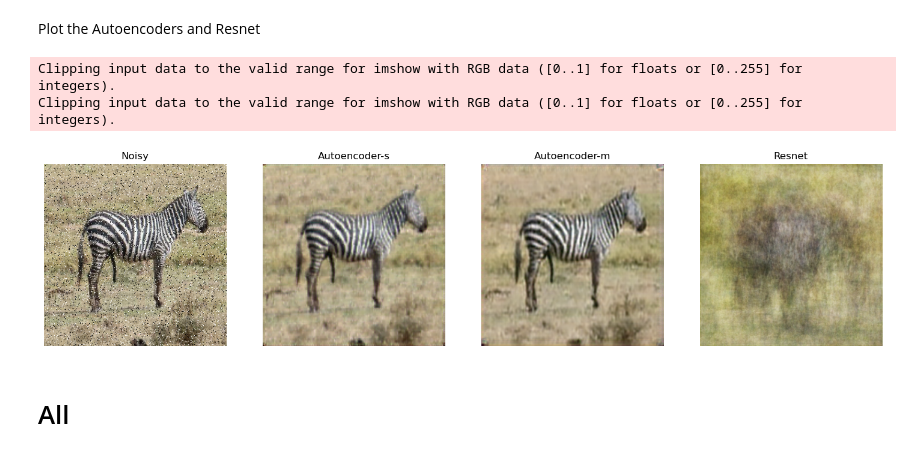
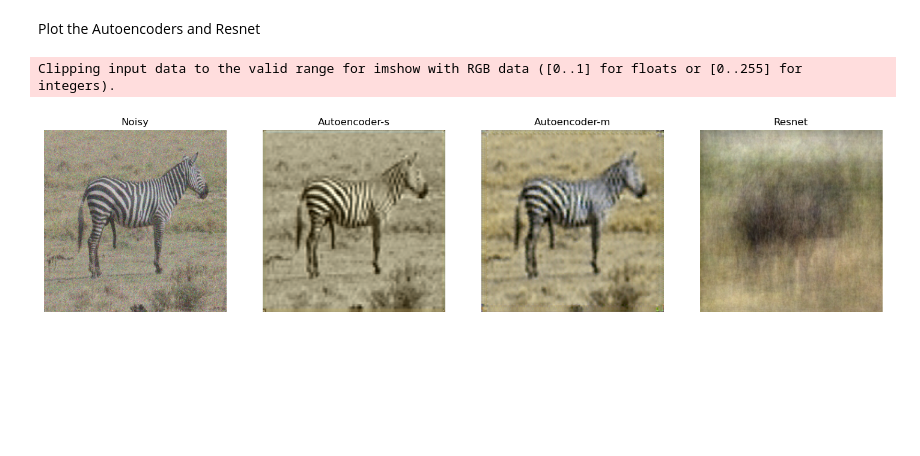
Before and after one commit to edo-vi/computer_vision, a Jupyter notebook: train_denoising.ipynb, the cells around one changed output. Drawn from its saved outputs; the diff is of its cells as text; code cells hidden in the pictures; blank space fills up the shorter version.

```diff
--- a/train_denoising.ipynb
+++ b/train_denoising.ipynb
@@ -92,7 +103,8 @@ if TRAIN:
 # %% [markdown]
 # Examples of cleaned images
 # %%
-def test_on_image(img_index, kind, noise_type, noise_value):
+# Helper to apply the denoising model
+def test_on_image(img, kind, noise_type, noise_value):
     if kind == "v1":
         # Need to call the class instance to load the checkpoint
         model = DenoisingAEV1
@@ -104,31 +116,32 @@ def test_on_image(img_index, kind, noise_type, noise_value):
         model = DenoisingResnet
     loaded = model.load_from_checkpoint(checkpoints[noise_type][noise_value][kind])
     assert loaded.kind == kind
-    img, original = val_dataset[img_index]
+
     return loaded(img.to("cuda"))
 # %% [markdown]
 Plot the Autoencoders and Resnet
 # %%
+# IMage to show
 img_to_pick = 0
+# Noise type and parameter (be careful: set them at the exact values of thos in config.cfg)
 noise_value = 0.1
-noise_type = "bernoulli"
-img, _ = val_dataset[img_to_pick]
-decodedv0 = test_on_image(img_to_pick, "v0", noise_type, noise_value)
-decodedv1 = test_on_image(img_to_pick, "v1", noise_type, noise_value)
+noise_type = "gaussian"
+
+# Retrieve the noisy image
+noisy_img, _ = val_dataset[img_to_pick]
+decodedv0 = test_on_image(noisy_img, "v0", noise_type, noise_value)
+decodedv1 = test_on_image(noisy_img, "v1", noise_type, noise_value)
 
 # Need to set the transforms to 320 or resnet won't work
 val_dataset.transform.transforms[0] = transforms.Resize((320, 320))
-decodedv2 = test_on_image(img_to_pick, "resnet", noise_type, noise_value)
+decodedv2 = test_on_image(noisy_img, "resnet", noise_type, noise_value)
 show_images(
-    img,
+    noisy_img,
     decodedv0.detach().cpu(),
     decodedv1.detach().cpu(),
     decodedv2.detach().cpu()[0],
     tags=["Noisy", "Autoencoder-s", "Autoencoder-m", "Resnet"],
 )
 # %% [output]
 Clipping input data to the valid range for imshow with RGB data ([0..1] for floats or [0..255] for integers).
-Clipping input data to the valid range for imshow with RGB data ([0..1] for floats or [0..255] for integers).
-[figure, old version]
+[figure, new version]
-# %% [markdown]
-# All
```
Also changed, not shown: parts of 7 cells of this notebook, 19 other files.
